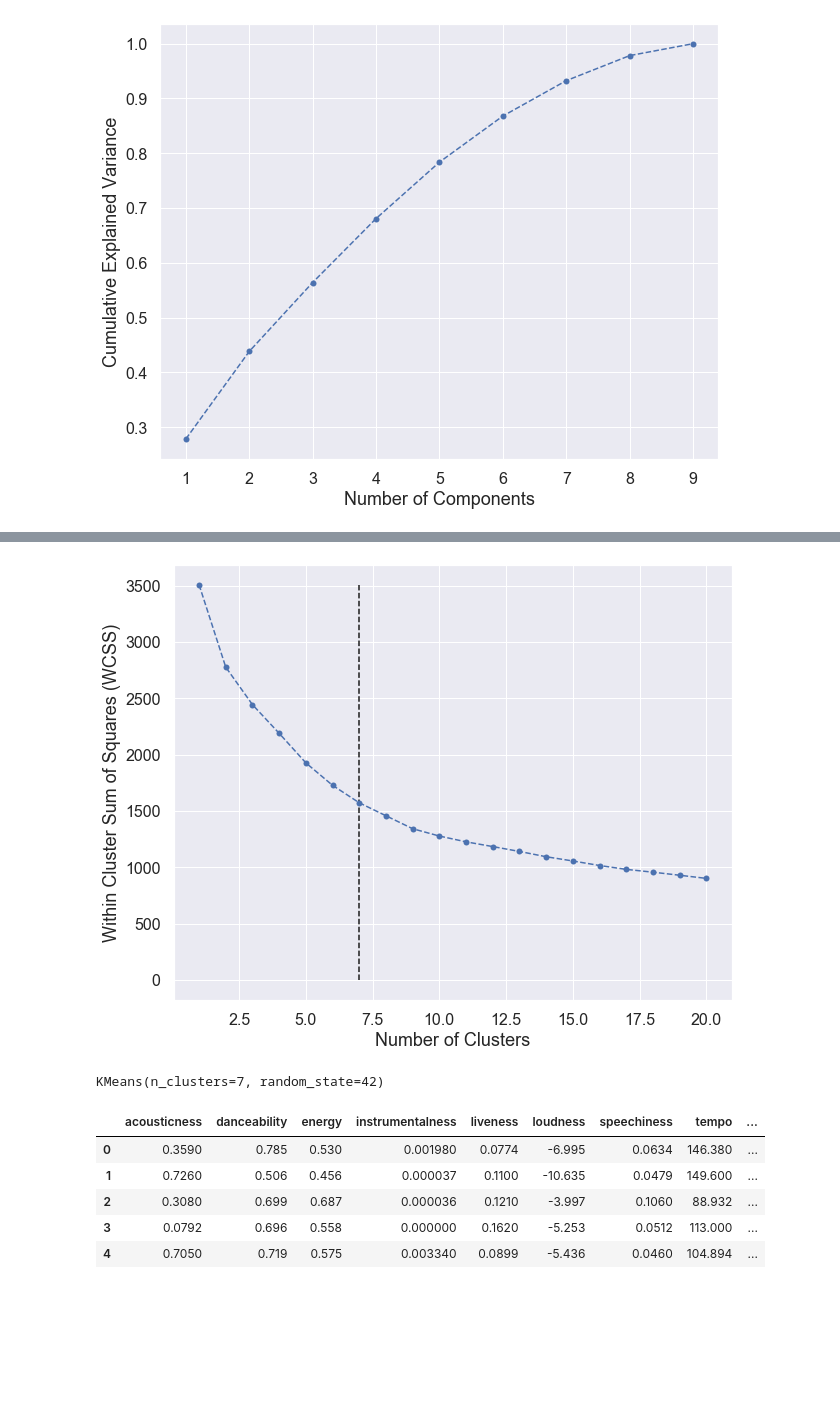
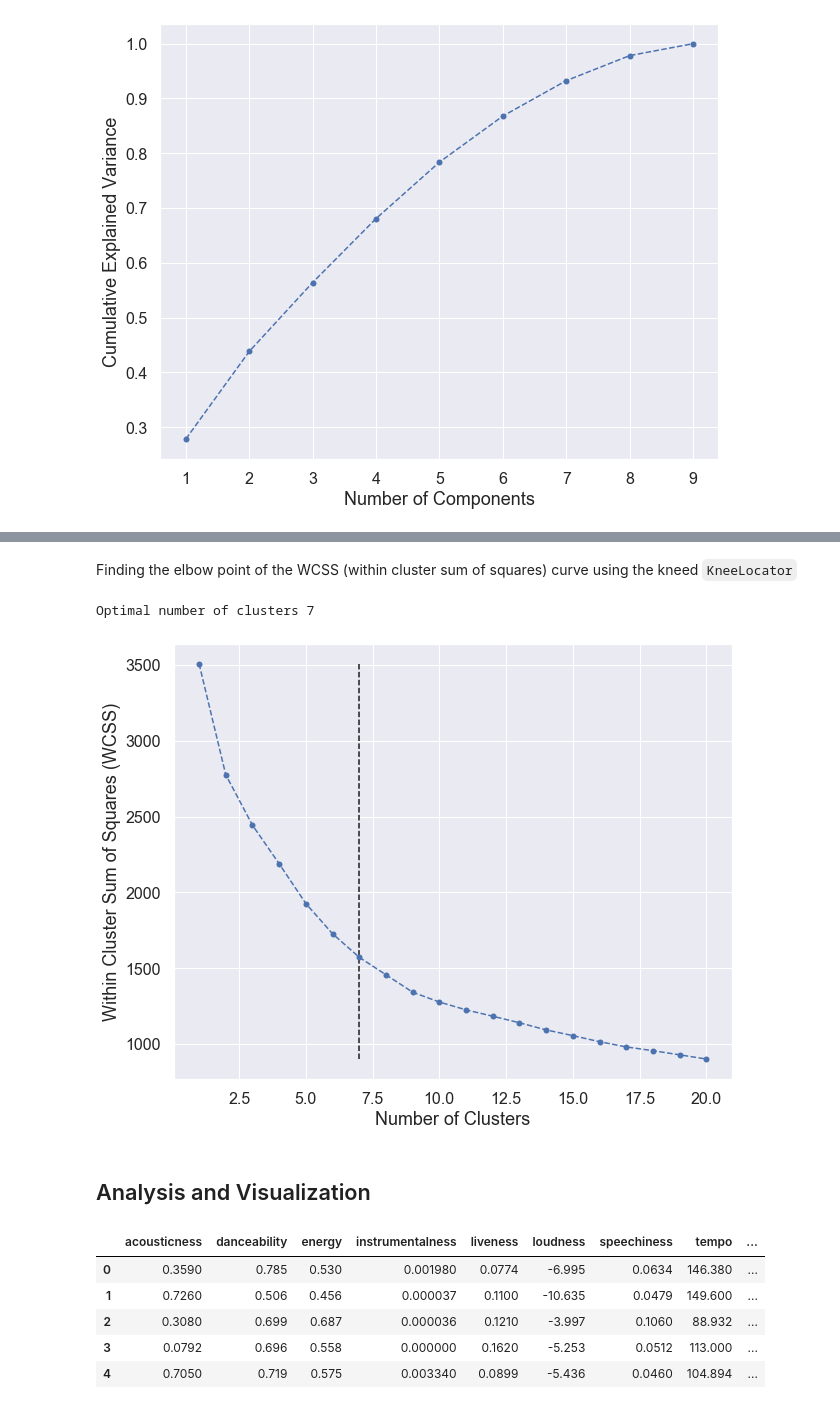
Before and after one commit to sejaldua/music-clustering, a Jupyter notebook: notebook.ipynb, the cells around one changed output, grey strips where cells are left out. Drawn from its saved outputs; the diff is of its cells as text; code cells hidden in the pictures; blank space fills up the shorter version.

```diff
--- a/notebook.ipynb
+++ b/notebook.ipynb
@@ -170,29 +166,32 @@ Optimal number of clusters 7
+# %% [markdown]
+Finding the elbow point of the WCSS (within cluster sum of squares) curve using the kneed `KneeLocator`
 # %%
-# wcss = []
-# max_clusters = 21
-# for i in range(1, max_clusters):
-#     kmeans_pca = KMeans(i, init='k-means++', random_state=42)
-#     kmeans_pca.fit(scores_pca)
-#     wcss.append(kmeans_pca.inertia_)
-# n_clusters = KneeLocator([i for i in range(1, max_clusters)], wcss, curve='convex', direction='decreasing').knee
-# print("Optimal number of clusters", n_clusters)
+wcss = []
+max_clusters = 21
+for i in range(1, max_clusters):
+    kmeans_pca = KMeans(i, init='k-means++', random_state=42)
+    kmeans_pca.fit(scores_pca)
+    wcss.append(kmeans_pca.inertia_)
+n_clusters = KneeLocator([i for i in range(1, max_clusters)], wcss, curve='convex', direction='decreasing').knee
+print("Optimal number of clusters", n_clusters)
+# %% [output]
+Optimal number of clusters 7
 # %%
 fig = plt.figure(figsize=(10,8))
 plt.plot(range(1, 21), wcss, marker='o', linestyle='--')
-plt.vlines(KneeLocator([i for i in range(1, max_clusters)], wcss, curve='convex', direction='decreasing').knee, ymin=0, ymax=max(wcss), linestyles='dashed')
+plt.vlines(KneeLocator([i for i in range(1, max_clusters)], wcss, curve='convex', direction='decreasing').knee, ymin=min(wcss), ymax=max(wcss), linestyles='dashed')
 plt.xlabel('Number of Clusters', fontsize=18)
 plt.ylabel('Within Cluster Sum of Squares (WCSS)', fontsize=18)
 plt.xticks(fontsize=16)
 plt.yticks(fontsize=16)
 fig.savefig("./visualizations/num_clusters.png")
 plt.show()
 # %% [output]
-[figure, old version]
+[figure, new version]
 # %%
-n_clusters = 7
 kmeans_pca = KMeans(n_clusters=n_clusters, init='k-means++', random_state=42)
-kmeans_pca.fit(scores_pca)
+kmeans_pca.fit(scores_pca);
-# %% [output]
-KMeans(n_clusters=7, random_state=42)
+# %% [markdown]
+## Analysis and Visualization
 # %%
 df_seg_pca_kmeans = pd.concat([df_X.reset_index(drop=True), pd.DataFrame(scores_pca)], axis=1)
```
Also changed, not shown: parts of 20 cells of this notebook, 8 other files.
